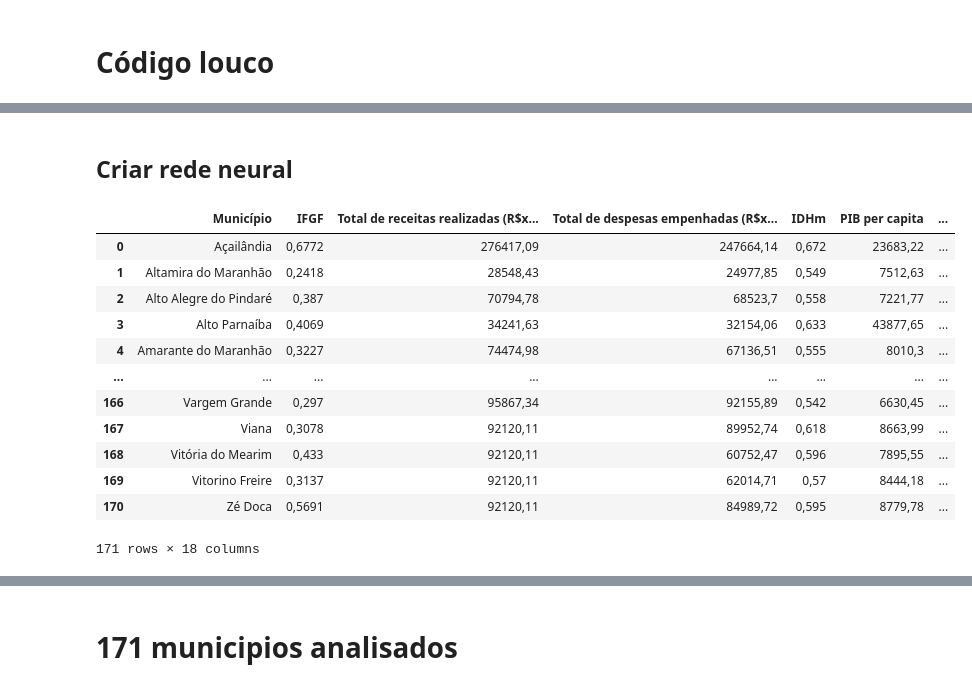
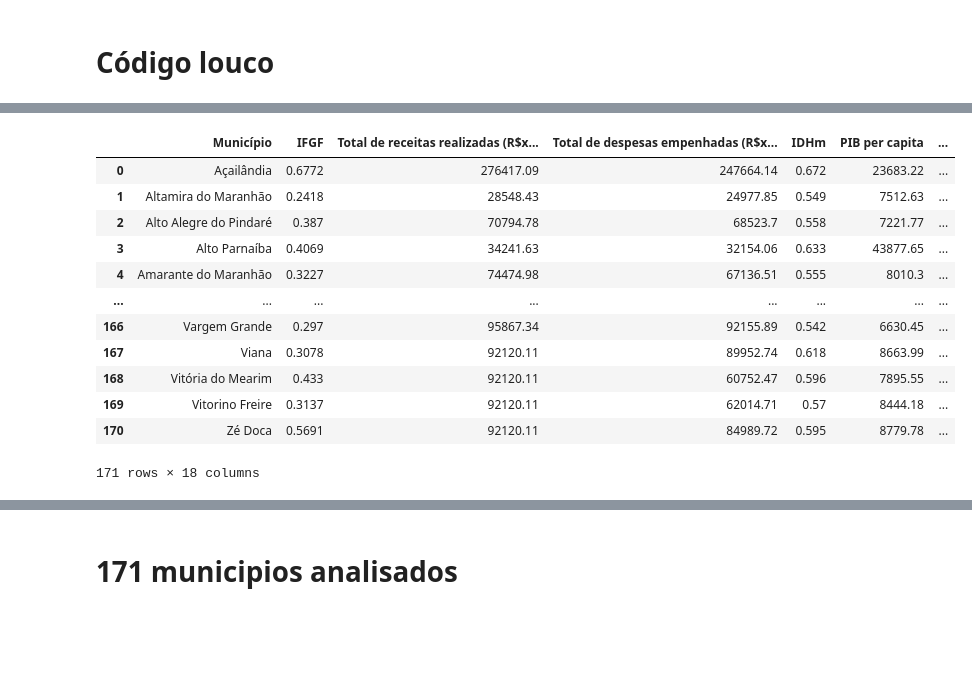
Before and after one commit to nervaljunior/JupyterHub, a Jupyter notebook: Untitled0.ipynb, the cells around one changed output, grey strips where cells are left out. Cells and saved outputs as stored; diff of their text form; code cells hidden in the pictures; blank space fills up the shorter version.

```diff
--- a/Untitled0.ipynb
+++ b/Untitled0.ipynb
@@ -223,2 +173,0 @@ data_full = scaler.fit_transform(data_full)
-# %% [markdown]
-## Criar rede neural
@@ -234,17 +174,27 @@ model.compile(optimizer='adam', loss='binary_crossentropy')
 # %%
 base_de_dados = pd.read_csv('/content/drive/MyDrive/IA/Base_Treinamento_Supervisionado.csv', encoding="ISO-8859-1",sep=";")
+
+
+# Substituir vírgulas por pontos em todas as colunas
+base_de_dados = base_de_dados.replace(',', '.', regex=True)
+
+municipios_criticos = {}
+for i,j in zip(base_de_dados['IFGF'], base_de_dados['Município']):
+  if(float(i)<0.4):
+    municipios_criticos[j] = i
+
 base_de_dados
 # %% [output]
 |  | Município | IFGF | Total de receitas realizadas (R$x... | Total de despesas empenhadas (R$x... | IDHm | PIB per capita | ... |
-| 0 | Açailândia | 0,6772 | 276417,09 | 247664,14 | 0,672 | 23683,22 | ... |
-| 1 | Altamira do Maranhão | 0,2418 | 28548,43 | 24977,85 | 0,549 | 7512,63 | ... |
-| 2 | Alto Alegre do Pindaré | 0,387 | 70794,78 | 68523,7 | 0,558 | 7221,77 | ... |
-| 3 | Alto Parnaíba | 0,4069 | 34241,63 | 32154,06 | 0,633 | 43877,65 | ... |
-| 4 | Amarante do Maranhão | 0,3227 | 74474,98 | 67136,51 | 0,555 | 8010,3 | ... |
+| 0 | Açailândia | 0.6772 | 276417.09 | 247664.14 | 0.672 | 23683.22 | ... |
+| 1 | Altamira do Maranhão | 0.2418 | 28548.43 | 24977.85 | 0.549 | 7512.63 | ... |
+| 2 | Alto Alegre do Pindaré | 0.387 | 70794.78 | 68523.7 | 0.558 | 7221.77 | ... |
+| 3 | Alto Parnaíba | 0.4069 | 34241.63 | 32154.06 | 0.633 | 43877.65 | ... |
+| 4 | Amarante do Maranhão | 0.3227 | 74474.98 | 67136.51 | 0.555 | 8010.3 | ... |
 | ... | ... | ... | ... | ... | ... | ... | ... |
-| 166 | Vargem Grande | 0,297 | 95867,34 | 92155,89 | 0,542 | 6630,45 | ... |
-| 167 | Viana | 0,3078 | 92120,11 | 89952,74 | 0,618 | 8663,99 | ... |
-| 168 | Vitória do Mearim | 0,433 | 92120,11 | 60752,47 | 0,596 | 7895,55 | ... |
-| 169 | Vitorino Freire | 0,3137 | 92120,11 | 62014,71 | 0,57 | 8444,18 | ... |
-| 170 | Zé Doca | 0,5691 | 92120,11 | 84989,72 | 0,595 | 8779,78 | ... |
+| 166 | Vargem Grande | 0.297 | 95867.34 | 92155.89 | 0.542 | 6630.45 | ... |
+| 167 | Viana | 0.3078 | 92120.11 | 89952.74 | 0.618 | 8663.99 | ... |
+| 168 | Vitória do Mearim | 0.433 | 92120.11 | 60752.47 | 0.596 | 7895.55 | ... |
+| 169 | Vitorino Freire | 0.3137 | 92120.11 | 62014.71 | 0.57 | 8444.18 | ... |
+| 170 | Zé Doca | 0.5691 | 92120.11 | 84989.72 | 0.595 | 8779.78 | ... |
 171 rows × 18 columns
```
Also changed, not shown: parts of 64 cells of this notebook.
